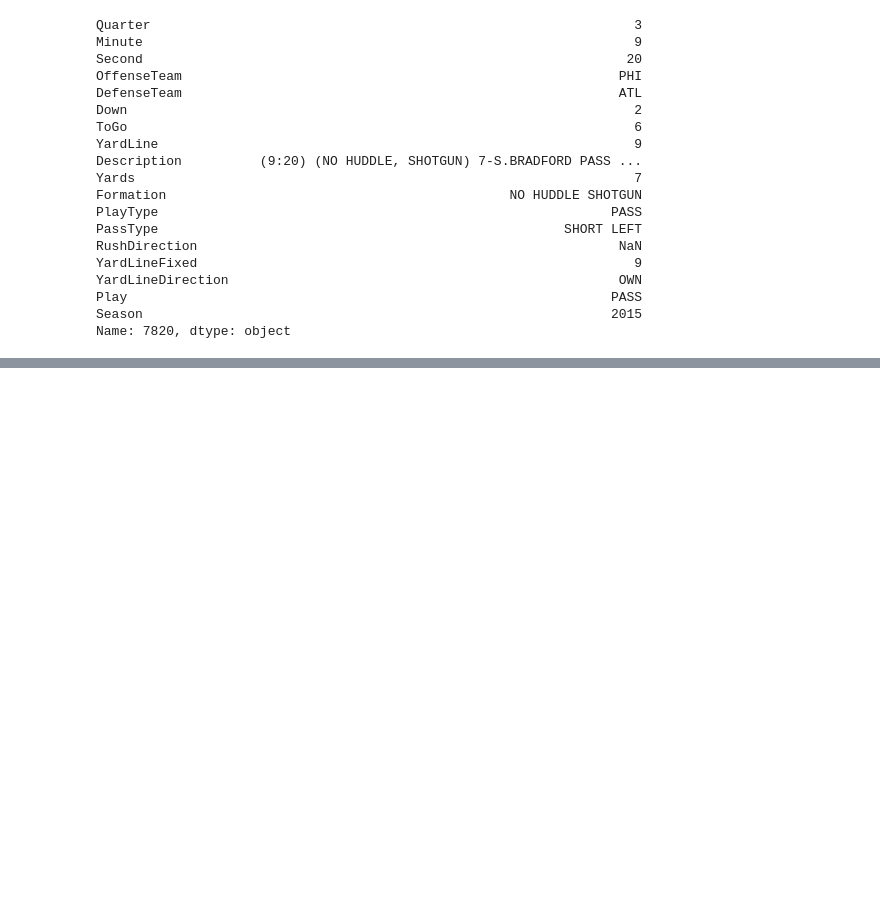
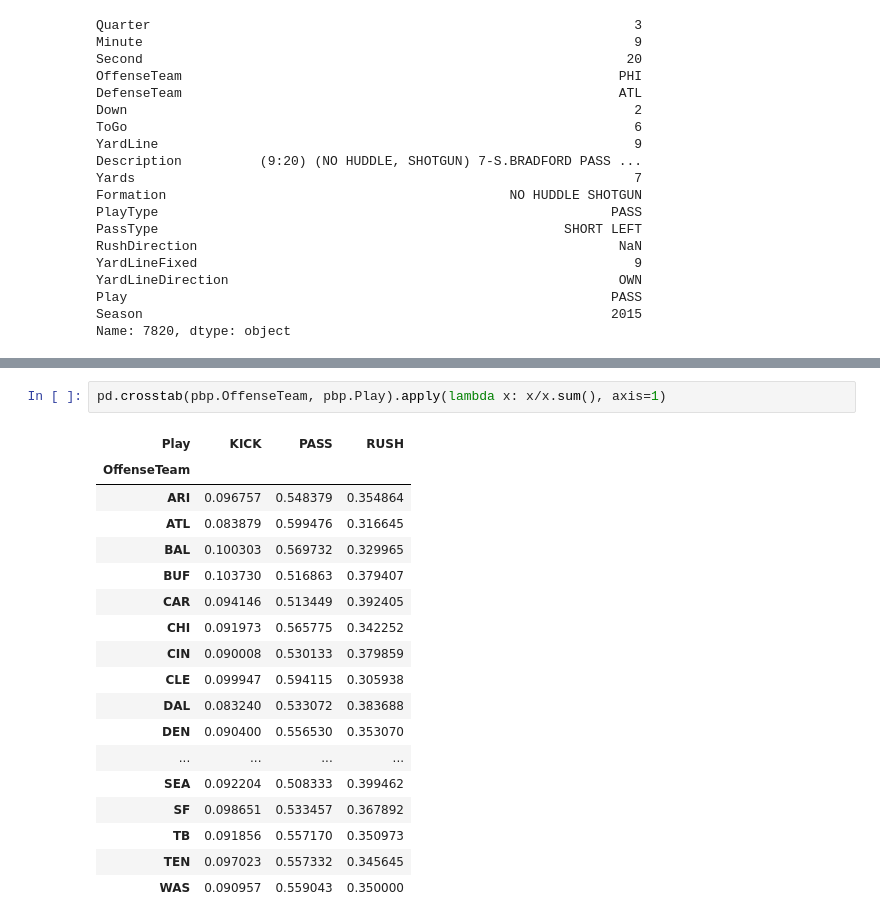
Before and after one commit to zreyn/nfl, a Jupyter notebook: nfl-eda.ipynb, the cells around one changed output, grey strips where cells are left out. Cells and saved outputs as stored; diff of their text form; blank space fills up the shorter version.

```diff
--- a/nfl-eda.ipynb
+++ b/nfl-eda.ipynb
@@ -651,0 +684,21 @@ Name: 7820, dtype: object
+# %%
+pd.crosstab(pbp.OffenseTeam, pbp.Play).apply(lambda x: x/x.sum(), axis=1)
+# %% [output]
+| Play | KICK | PASS | RUSH |
+| OffenseTeam |  |  |  |
+| ARI | 0.096757 | 0.548379 | 0.354864 |
+| ATL | 0.083879 | 0.599476 | 0.316645 |
+| BAL | 0.100303 | 0.569732 | 0.329965 |
+| BUF | 0.103730 | 0.516863 | 0.379407 |
+| CAR | 0.094146 | 0.513449 | 0.392405 |
+| CHI | 0.091973 | 0.565775 | 0.342252 |
+| CIN | 0.090008 | 0.530133 | 0.379859 |
+| CLE | 0.099947 | 0.594115 | 0.305938 |
+| DAL | 0.083240 | 0.533072 | 0.383688 |
+| DEN | 0.090400 | 0.556530 | 0.353070 |
+| ... | ... | ... | ... |
+| SEA | 0.092204 | 0.508333 | 0.399462 |
+| SF | 0.098651 | 0.533457 | 0.367892 |
+| TB | 0.091856 | 0.557170 | 0.350973 |
+| TEN | 0.097023 | 0.557332 | 0.345645 |
+| WAS | 0.090957 | 0.559043 | 0.350000 |
```
Also changed, not shown: parts of 4 cells of this notebook, 7 other files.
